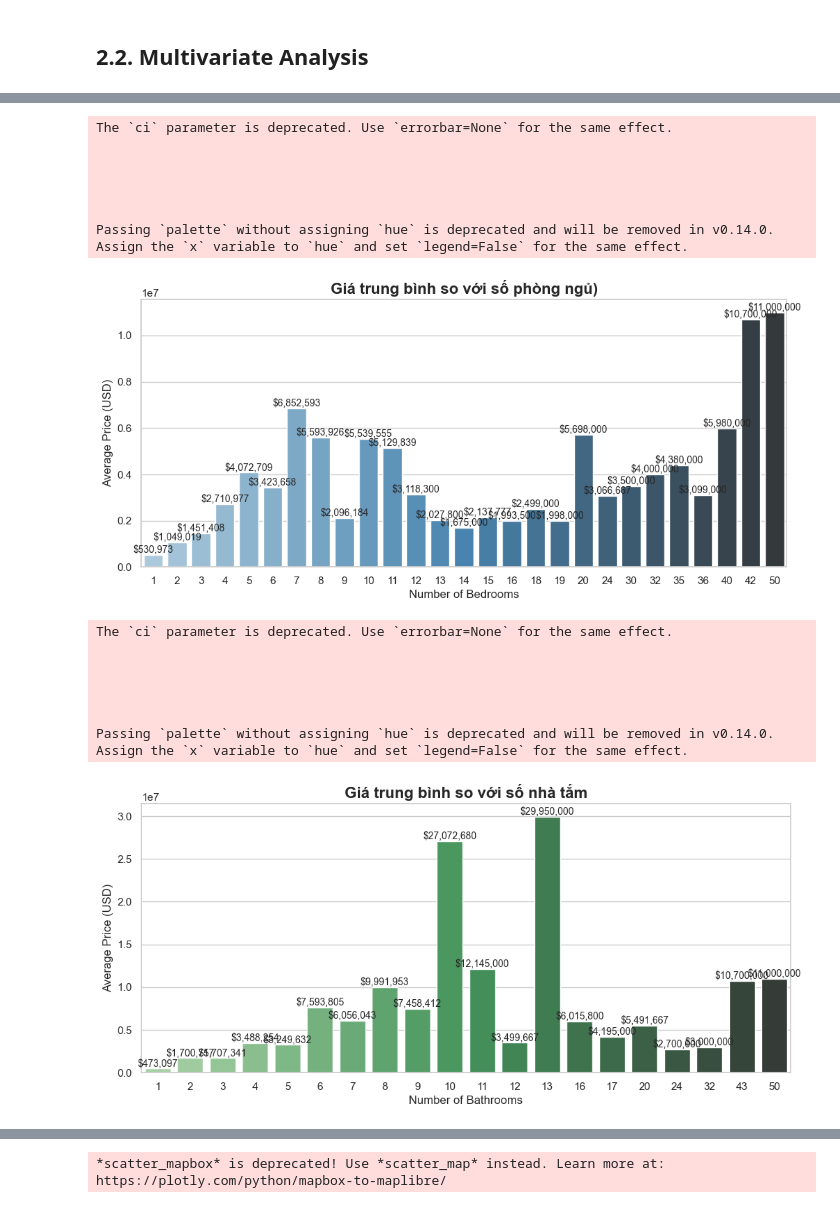
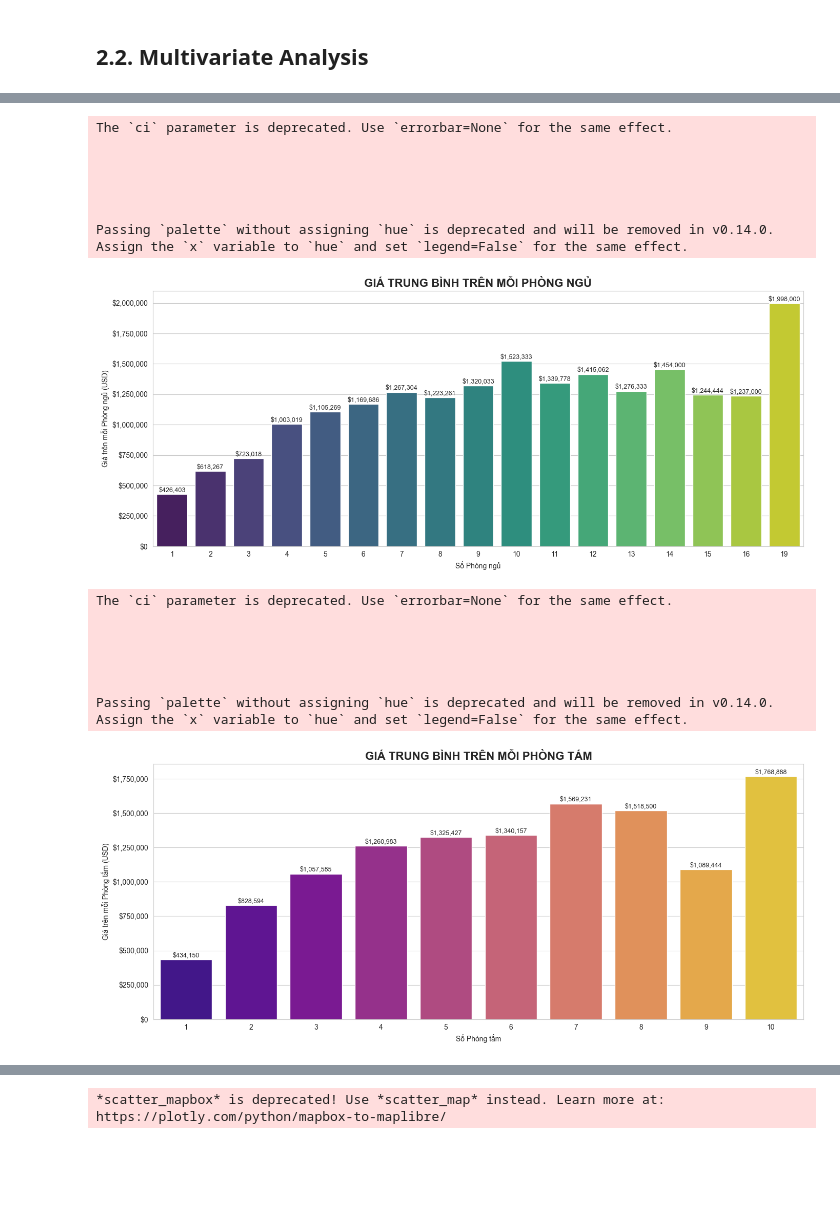
Before and after one commit to ducmanh1313/price_house_ny, a Jupyter notebook: notebooks/EDA_data.ipynb, the cells around one changed output, grey strips where cells are left out. Saved outputs shown, nothing was run; the diff lists cells and outputs as text; code cells hidden in the pictures; blank space fills up the shorter version.

```diff
--- a/notebooks/EDA_data.ipynb
+++ b/notebooks/EDA_data.ipynb
@@ -1070,22 +1145,22 @@ Standard: Mỗi 1 sqft tăng, giá tăng khoảng $285.06
 # %%
-df_normal['LOG_PRICE'] = np.log(df_normal['PRICE'])
+# df_normal['LOG_PRICE'] = np.log(df_normal['PRICE'])
 
 plt.figure(figsize=(12, 6))
-sns.scatterplot(x='BEDS', y='LOG_PRICE', data=df_normal)
+sns.scatterplot(x='BEDS', y='PRICE', data=df_normal)
 plt.title('Log-Price vs. Number of Bedrooms')
 plt.xlabel('Number of Bedrooms')
 plt.ylabel('Log of Price')
 plt.show()
 
 plt.figure(figsize=(12, 6))
-sns.scatterplot(x='BATH', y='LOG_PRICE', data=df_normal)
+sns.scatterplot(x='BATH', y='PRICE', data=df_normal)
 plt.title('Log-Price vs. Number of Bathrooms')
 plt.xlabel('Number of Bathrooms')
 plt.ylabel('Log of Price')
 plt.show()
 
-beds_log_price_corr = df_normal['LOG_PRICE'].corr(df_normal['BEDS'])
-bath_log_price_corr = df_normal['LOG_PRICE'].corr(df_normal['BATH'])
+beds_log_price_corr = df_normal['PRICE'].corr(df_normal['BEDS'])
+bath_log_price_corr = df_normal['PRICE'].corr(df_normal['BATH'])
 
 print(beds_log_price_corr, bath_log_price_corr)
 # %% [output]
@@ -1112,52 +1183,70 @@ fig2 = px.scatter(df_normal, x='BATH', y='PRICE',
 fig2.show()
 # %%
 
+df_analysis = df_normal.copy()
 
-sns.set(style="whitegrid")
+plt.figure(figsize=(14, 6))
 
-# --- Bar plot trung bình giá theo số phòng ngủ ---
-plt.figure(figsize=(12,5))
-ax = sns.barplot(x='BEDS', y='PRICE', data=df, palette='Blues_d', ci=None)
-plt.title("Giá trung bình so với số phòng ngủ)", fontsize=16, fontweight='bold')
-plt.xlabel("Number of Bedrooms")
-plt.ylabel("Average Price (USD)")
-
-# Thêm giá tiền trên cột
-for p in ax.patches:
-    height = p.get_height()
-    ax.text(x=p.get_x() + p.get_width()/2,
-            y=height + 5000,  # đặt label cao hơn cột
-            s=f"${height:,.0f}",
-            ha='center', va='bottom', fontsize=10)
-
-plt.show()
+price_per_bed = df_analysis.groupby('BEDS')['PRICE'].mean().reset_index()
 
 
-# --- Bar plot trung bình giá theo số phòng tắm ---
-plt.figure(figsize=(12,5))
-ax = sns.barplot(x='BATH', y='PRICE', data=df, palette='Greens_d', ci=None)
-plt.title("Giá trung bình so với số nhà tắm", fontsize=16, fontweight='bold')
-plt.xlabel("Number of Bathrooms")
-plt.ylabel("Average Price (USD)")
+ax = sns.barplot(x='BEDS', y='PRICE', data=price_per_bed, palette='viridis', ci=None)
+plt.title("GIÁ TRUNG BÌNH TRÊN MỖI PHÒNG NGỦ", fontsize=16, fontweight='bold')
+plt.xlabel("Số Phòng ngủ")
+plt.ylabel("Giá trên mỗi Phòng ngủ (USD)")
+
+ax.yaxis.set_major_formatter(plt.FuncFormatter(lambda x, p: f'${x:,.0f}'))
 
 # Thêm giá tiền trên cột
 for p in ax.patches:
     height = p.get_height()
     ax.text(x=p.get_x() + p.get_width()/2,
             y=height + 5000,
             s=f"${height:,.0f}",
-            ha='center', va='bottom', fontsize=10)
+            ha='center', va='bottom', fontsize=9)
 
+plt.tight_layout()
 plt.show()
+
+plt.figure(figsize=(14, 6))
+
+price_per_bath = df_analysis.groupby('BATH')['PRICE'].mean().reset_index()
+
+# Vẽ biểu đồ
+ax = sns.barplot(x='BATH', y='PRICE', data=price_per_bath, palette='plasma', ci=None)
+plt.title("GIÁ TRUNG BÌNH TRÊN MỖI PHÒNG TẮM", fontsize=16, fontweight='bold')
+plt.xlabel("Số Phòng tắm")
+plt.ylabel("Giá trên mỗi Phòng tắm (USD)")
+
+# Định dạng trục Y thành tiền tệ
+ax.yaxis.set_major_formatter(plt.FuncFormatter(lambda x, p: f'${x:,.0f}'))
+
+# Thêm giá tiền trên cột
+for p in ax.patches:
+    height = p.get_height()
+    ax.text(x=p.get_x() + p.get_width()/2,
+            y=height + 5000,
+            s=f"${height:,.0f}",
+            ha='center', va='bottom', fontsize=9)
+
+plt.tight_layout()
+plt.show()
+
+# # --- IN RA BẢNG SỐ LIỆU ĐỂ PHÂN TÍCH SÂU HƠN ---
+# print("BẢNG GIÁ TRUNG BÌNH TRÊN MỖI PHÒNG NGỦ:")
+# display(price_per_bed.round(2))
+
+# print("\nBẢNG GIÁ TRUNG BÌNH TRÊN MỖI PHÒNG TẮM:")
+# display(price_per_bath.round(2))
 # %% [output]
 The `ci` parameter is deprecated. Use `errorbar=None` for the same effect.
 
 
 
 
 
 Passing `palette` without assigning `hue` is deprecated and will be removed in v0.14.0. Assign the `x` variable to `hue` and set `legend=False` for the same effect.
-[figure, old version]
+[figure, new version]
 The `ci` parameter is deprecated. Use `errorbar=None` for the same effect.
 
 
@@ -1165,4 +1254,4 @@ The `ci` parameter is deprecated. Use `errorbar=None` for the same effect.
 
 
 Passing `palette` without assigning `hue` is deprecated and will be removed in v0.14.0. Assign the `x` variable to `hue` and set `legend=False` for the same effect.
-[figure, old version]
+[figure, new version]
```
Also changed, not shown: parts of 38 cells of this notebook, 10 other files.
